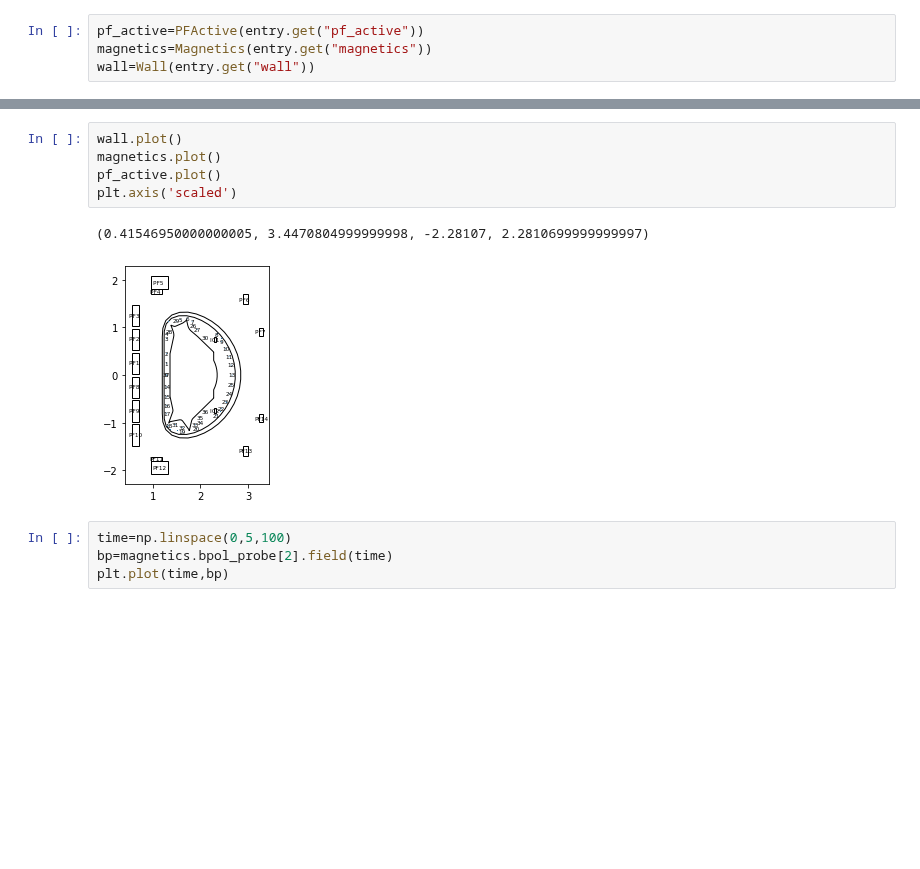
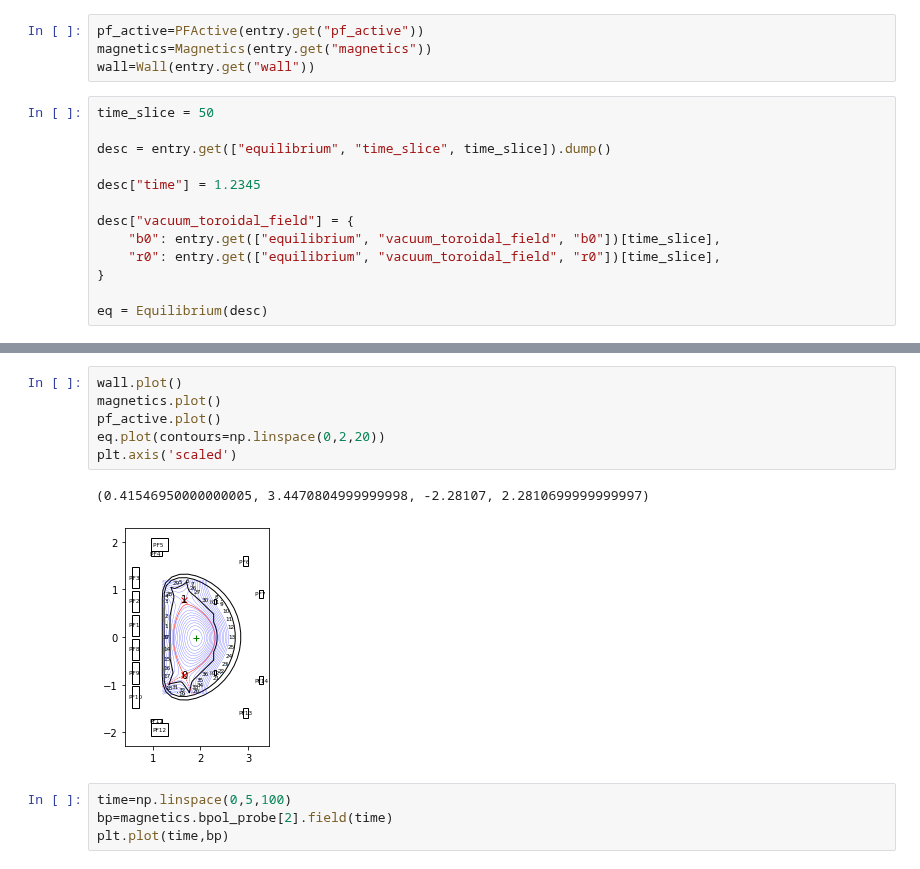
Before and after one commit to simpla-fusion/spdm, a Jupyter notebook: examples/demo_mapping.ipynb, the cells around one changed output, grey strips where cells are left out. Saved outputs shown, nothing was run; the diff lists cells and outputs as text; blank space fills up the shorter version.

```diff
--- a/examples/demo_mapping.ipynb
+++ b/examples/demo_mapping.ipynb
@@ -22,3 +22,16 @@ entry = open_entry("file+mdsplus[EAST]:///home/salmon/workspace/data/~t/?tree_na
 pf_active=PFActive(entry.get("pf_active"))
 magnetics=Magnetics(entry.get("magnetics"))
 wall=Wall(entry.get("wall"))
+# %%
+time_slice = 50
+
+desc = entry.get(["equilibrium", "time_slice", time_slice]).dump()
+
+desc["time"] = 1.2345
+
+desc["vacuum_toroidal_field"] = {
+    "b0": entry.get(["equilibrium", "vacuum_toroidal_field", "b0"])[time_slice],
+    "r0": entry.get(["equilibrium", "vacuum_toroidal_field", "r0"])[time_slice],
+}
+
+eq = Equilibrium(desc)
@@ -25,11 +41,12 @@ wall=Wall(entry.get("wall"))
 # %%
 wall.plot()
 magnetics.plot()
 pf_active.plot()
+eq.plot(contours=np.linspace(0,2,20))
 plt.axis('scaled')
 # %% [output]
 (0.41546950000000005, 3.4470804999999998, -2.28107, 2.2810699999999997)
-[figure, old version]
+[figure, new version]
 # %%
 time=np.linspace(0,5,100)
 bp=magnetics.bpol_probe[2].field(time)
```
Also changed, not shown: parts of 2 cells of this notebook.
